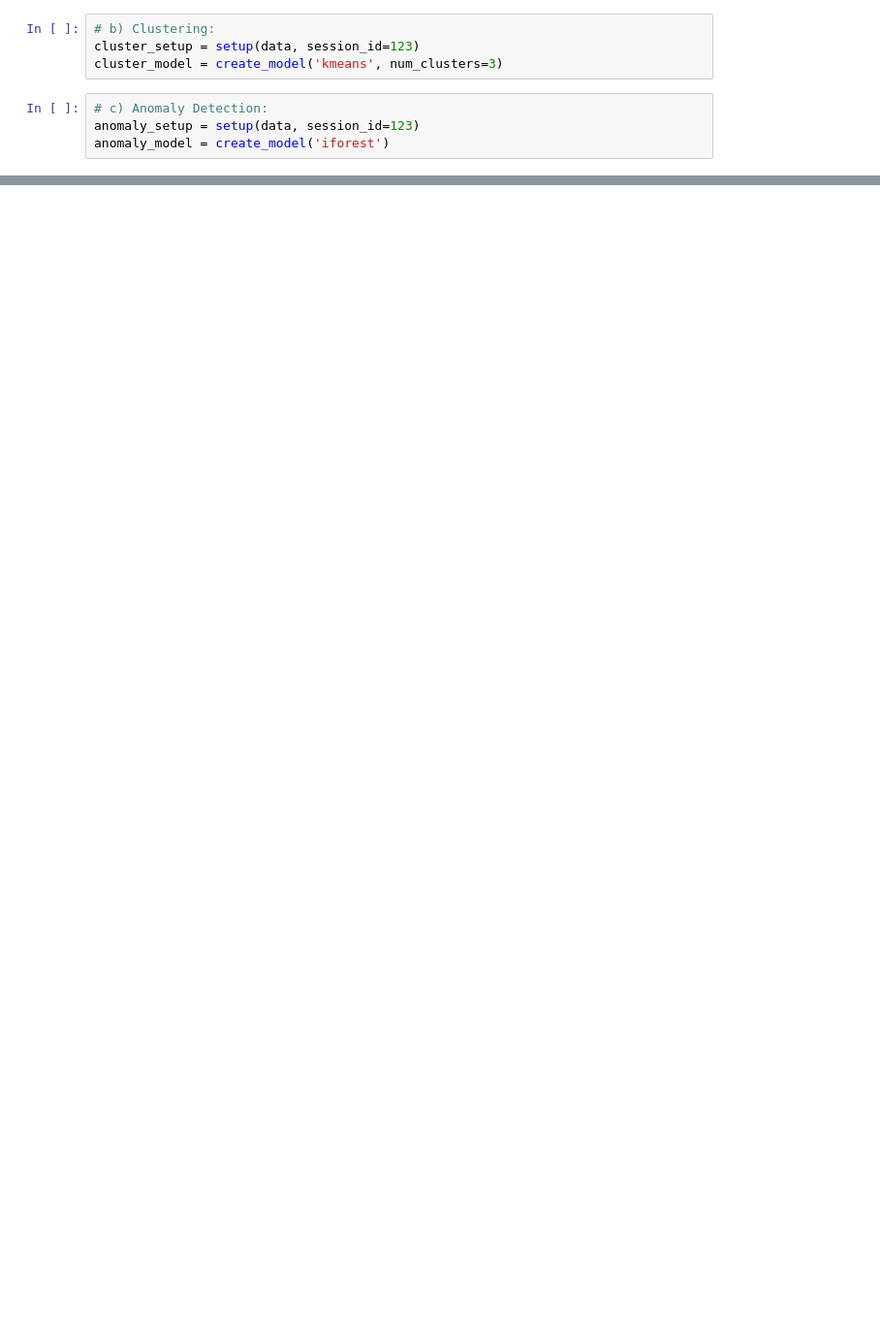
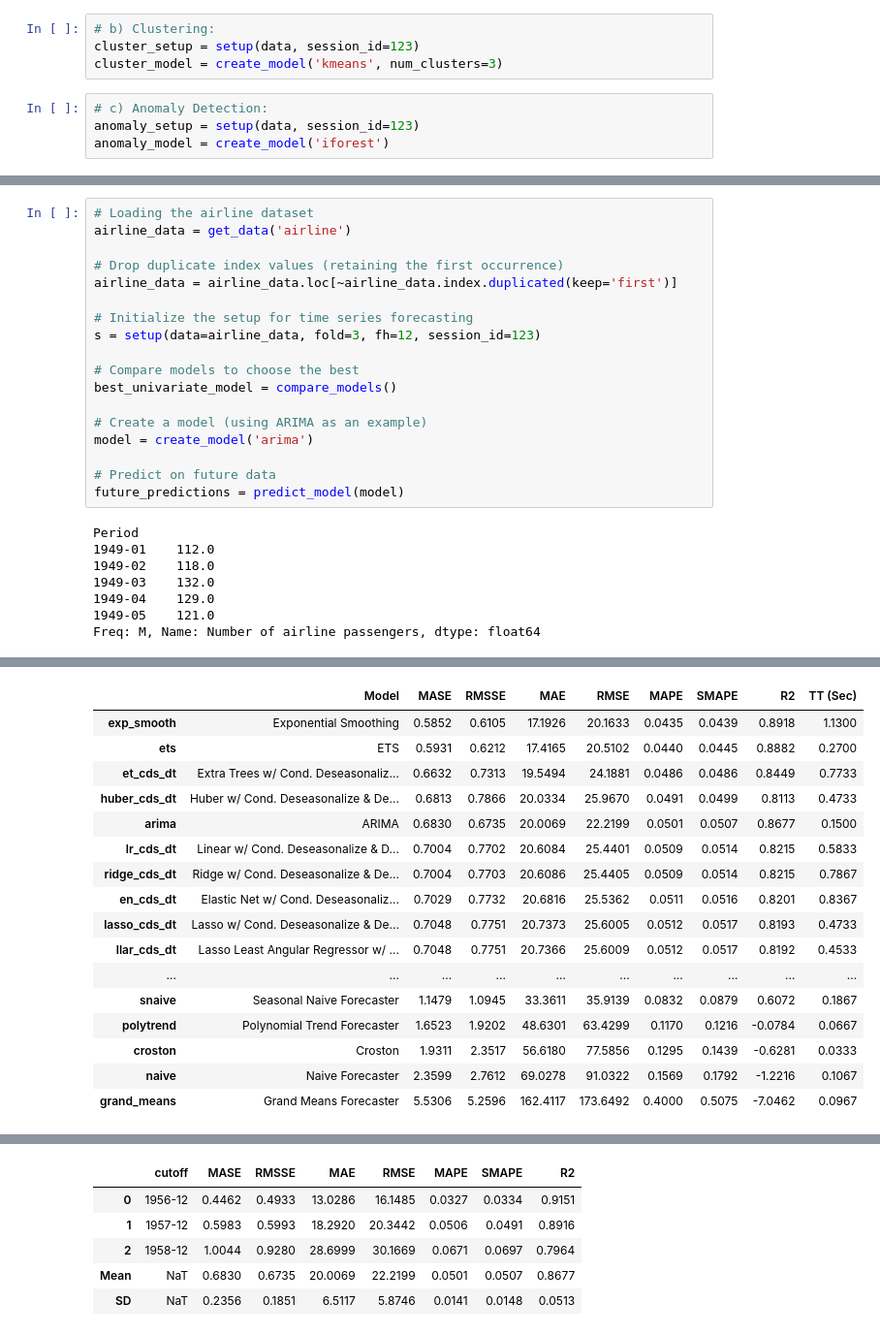
Before and after one commit to AtharvaJadhav/DataMiningAssignments-pycaret, a Jupyter notebook: pycaret_AtharvaJadhav.ipynb, the cells around one changed output, grey strips where cells are left out. Shown: that part at 97% size. Cells and saved outputs as stored; diff of their text form; blank space fills up the shorter version.

```diff
--- a/pycaret_AtharvaJadhav.ipynb
+++ b/pycaret_AtharvaJadhav.ipynb
@@ -605,0 +603,26 @@ setup(data: Union[pandas.core.series.Series, pandas.core.frame.DataFrame] = None
+# %%
+# Loading the airline dataset
+airline_data = get_data('airline')
+
+# Drop duplicate index values (retaining the first occurrence)
+airline_data = airline_data.loc[~airline_data.index.duplicated(keep='first')]
+
+# Initialize the setup for time series forecasting
+s = setup(data=airline_data, fold=3, fh=12, session_id=123)
+
+# Compare models to choose the best
+best_univariate_model = compare_models()
+
+# Create a model (using ARIMA as an example)
+model = create_model('arima')
+
+# Predict on future data
+future_predictions = predict_model(model)
+# %% [output]
+Period
+1949-01    112.0
+1949-02    118.0
+1949-03    132.0
+1949-04    129.0
+1949-05    121.0
+Freq: M, Name: Number of airline passengers, dtype: float64
@@ -605,0 +647,17 @@ setup(data: Union[pandas.core.series.Series, pandas.core.frame.DataFrame] = None
+|  | Model | MASE | RMSSE | MAE | RMSE | MAPE | SMAPE | R2 | TT (Sec) |
+| exp_smooth | Exponential Smoothing | 0.5852 | 0.6105 | 17.1926 | 20.1633 | 0.0435 | 0.0439 | 0.8918 | 1.1300 |
+| ets | ETS | 0.5931 | 0.6212 | 17.4165 | 20.5102 | 0.0440 | 0.0445 | 0.8882 | 0.2700 |
+| et_cds_dt | Extra Trees w/ Cond. Deseasonaliz... | 0.6632 | 0.7313 | 19.5494 | 24.1881 | 0.0486 | 0.0486 | 0.8449 | 0.7733 |
+| huber_cds_dt | Huber w/ Cond. Deseasonalize & De... | 0.6813 | 0.7866 | 20.0334 | 25.9670 | 0.0491 | 0.0499 | 0.8113 | 0.4733 |
+| arima | ARIMA | 0.6830 | 0.6735 | 20.0069 | 22.2199 | 0.0501 | 0.0507 | 0.8677 | 0.1500 |
+| lr_cds_dt | Linear w/ Cond. Deseasonalize & D... | 0.7004 | 0.7702 | 20.6084 | 25.4401 | 0.0509 | 0.0514 | 0.8215 | 0.5833 |
+| ridge_cds_dt | Ridge w/ Cond. Deseasonalize & De... | 0.7004 | 0.7703 | 20.6086 | 25.4405 | 0.0509 | 0.0514 | 0.8215 | 0.7867 |
+| en_cds_dt | Elastic Net w/ Cond. Deseasonaliz... | 0.7029 | 0.7732 | 20.6816 | 25.5362 | 0.0511 | 0.0516 | 0.8201 | 0.8367 |
+| lasso_cds_dt | Lasso w/ Cond. Deseasonalize & De... | 0.7048 | 0.7751 | 20.7373 | 25.6005 | 0.0512 | 0.0517 | 0.8193 | 0.4733 |
+| llar_cds_dt | Lasso Least Angular Regressor w/ ... | 0.7048 | 0.7751 | 20.7366 | 25.6009 | 0.0512 | 0.0517 | 0.8192 | 0.4533 |
+| ... | ... | ... | ... | ... | ... | ... | ... | ... | ... |
+| snaive | Seasonal Naive Forecaster | 1.1479 | 1.0945 | 33.3611 | 35.9139 | 0.0832 | 0.0879 | 0.6072 | 0.1867 |
+| polytrend | Polynomial Trend Forecaster | 1.6523 | 1.9202 | 48.6301 | 63.4299 | 0.1170 | 0.1216 | -0.0784 | 0.0667 |
+| croston | Croston | 1.9311 | 2.3517 | 56.6180 | 77.5856 | 0.1295 | 0.1439 | -0.6281 | 0.0333 |
+| naive | Naive Forecaster | 2.3599 | 2.7612 | 69.0278 | 91.0322 | 0.1569 | 0.1792 | -1.2216 | 0.1067 |
+| grand_means | Grand Means Forecaster | 5.5306 | 5.2596 | 162.4117 | 173.6492 | 0.4000 | 0.5075 | -7.0462 | 0.0967 |
@@ -605,0 +666,6 @@ setup(data: Union[pandas.core.series.Series, pandas.core.frame.DataFrame] = None
+|  | cutoff | MASE | RMSSE | MAE | RMSE | MAPE | SMAPE | R2 |
+| 0 | 1956-12 | 0.4462 | 0.4933 | 13.0286 | 16.1485 | 0.0327 | 0.0334 | 0.9151 |
+| 1 | 1957-12 | 0.5983 | 0.5993 | 18.2920 | 20.3442 | 0.0506 | 0.0491 | 0.8916 |
+| 2 | 1958-12 | 1.0044 | 0.9280 | 28.6999 | 30.1669 | 0.0671 | 0.0697 | 0.7964 |
+| Mean | NaT | 0.6830 | 0.6735 | 20.0069 | 22.2199 | 0.0501 | 0.0507 | 0.8677 |
+| SD | NaT | 0.2356 | 0.1851 | 6.5117 | 5.8746 | 0.0141 | 0.0148 | 0.0513 |
```
Also changed, not shown: parts of 6 cells of this notebook.
